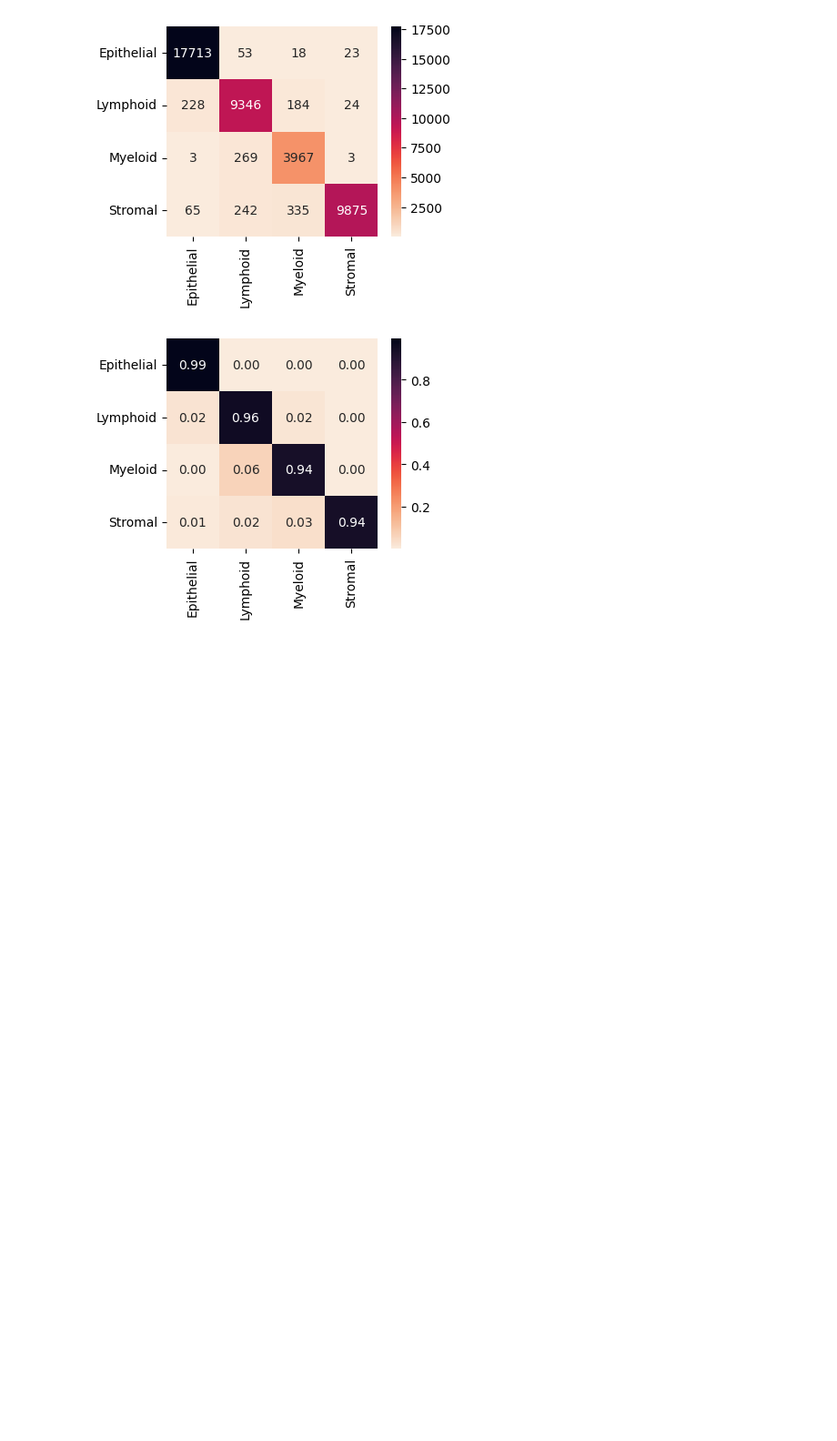
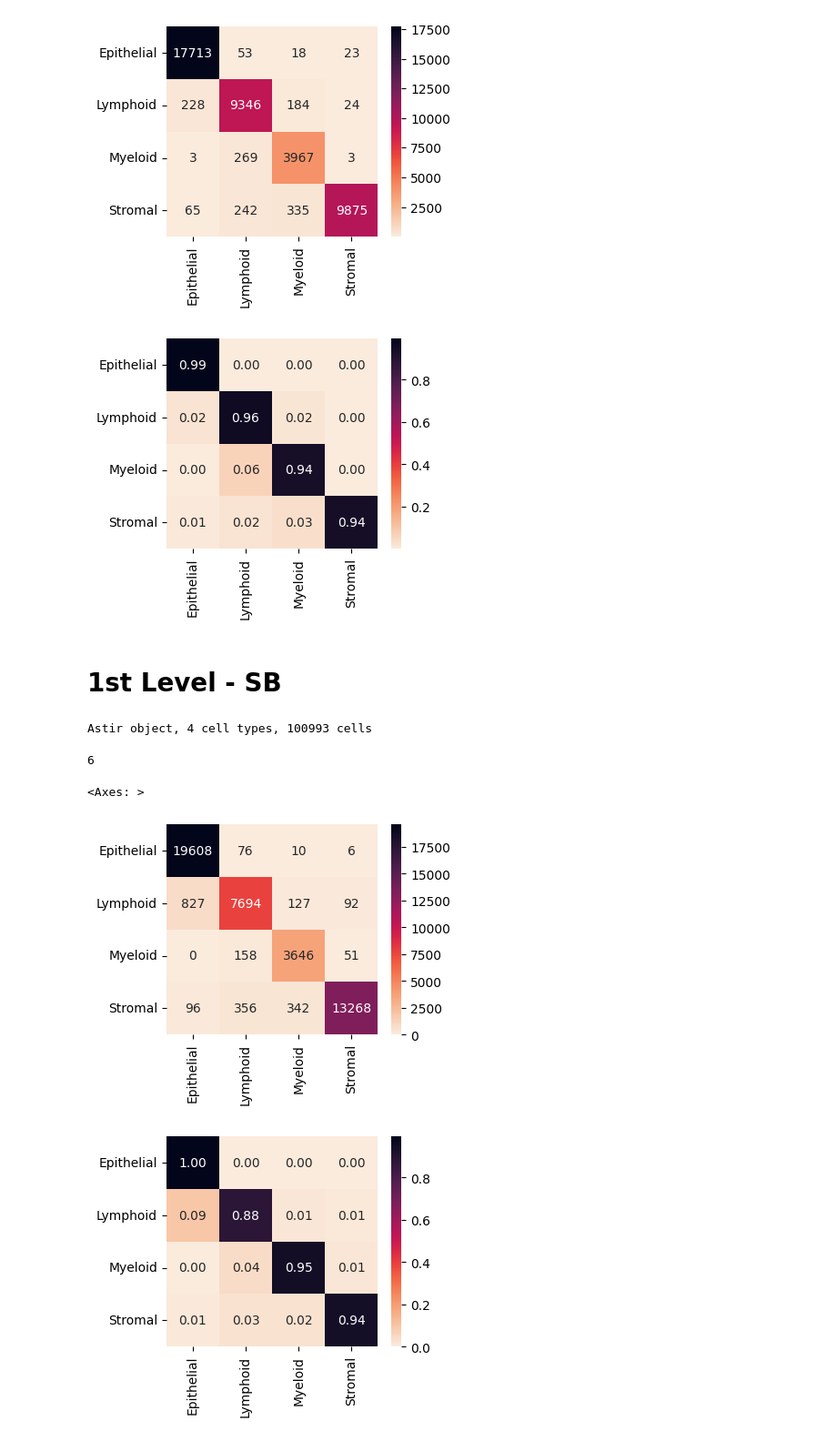
Before and after one commit to farkkilab/tribus, a Jupyter notebook: STELLAR_notebook_astir.ipynb, the cells around one changed output. Shown: that part at 91% size. Cells and saved outputs as stored; diff of their text form; code cells hidden in the pictures; blank space fills up the shorter version.

Commit message:
add astir analysis on SB

```diff
--- a/STELLAR_notebook_astir.ipynb
+++ b/STELLAR_notebook_astir.ipynb
@@ -51,3 +53,44 @@ sns.heatmap(df_cmn, fmt=".2f", annot=True, cmap=sns.cm.rocket_r)
 <Axes: >
 [figure]
 [figure]
+# %% [markdown]
+# 1st Level - SB
+# %%
+expression_mat_path= 'C:\\Users\\Public\\Farkkila_lab_datasets\\Tribus\\Test_case_data\\STELLAR\\input_data\\STELLAR_data_donor_004_upperlevel_SB_scaled.csv'
+yaml_marker_path = "C:\\Users\\Public\\Farkkila_lab_datasets\\Tribus\\Test_case_data\\STELLAR\\cell_type_descr_astir.yml"
+# %%
+ast = from_csv_yaml(expression_mat_path, marker_yaml=yaml_marker_path)
+print(ast)
+# %% [output]
+Astir object, 4 cell types, 100993 cells
+# %%
+ast.fit_type(max_epochs=10, n_init=3, n_init_epochs=2)
+# %%
+cell_types = ast.get_celltypes()
+print(len(np.unique(cell_types)))
+# %% [output]
+6
+# %%
+# "original_labels" list of the "ground_truth labels"
+
+sample_data = pd.read_csv(expression_mat_path,low_memory=False)
+original_labels = np.array(sample_data["cell_type_upperlevel"]).tolist()
+astrir_labels = list(cell_types["cell_type"])
+original_label_types = np.unique(original_labels)
+tribus_labels = [ 'other_Global' if label == 'Unknown' or label == 'Other' else label for label in astrir_labels]
+
+cm = metrics.confusion_matrix(original_labels, astrir_labels, labels=original_label_types)
+df_cm = pd.DataFrame(cm, index = original_label_types,
+                  columns = original_label_types)
+fig, ax = plt.subplots(figsize = (len(np.unique(astrir_labels))*0.625, len(np.unique(astrir_labels))*0.5))         # Sample figsize in inches
+sns.heatmap(df_cm, fmt='g', annot=True, cmap=sns.cm.rocket_r)
+
+cmn = cm.astype('float') / cm.sum(axis=1)[:, np.newaxis]
+df_cmn = pd.DataFrame(cmn, index = original_label_types,
+                  columns = original_label_types)
+fig, ax = plt.subplots(figsize = (len(np.unique(astrir_labels))*0.625, len(np.unique(astrir_labels))*0.5))
+sns.heatmap(df_cmn, fmt=".2f", annot=True, cmap=sns.cm.rocket_r)
+# %% [output]
+<Axes: >
+[figure, added]
+[figure, added]
```
Also changed, not shown: parts of 7 cells of this notebook.
